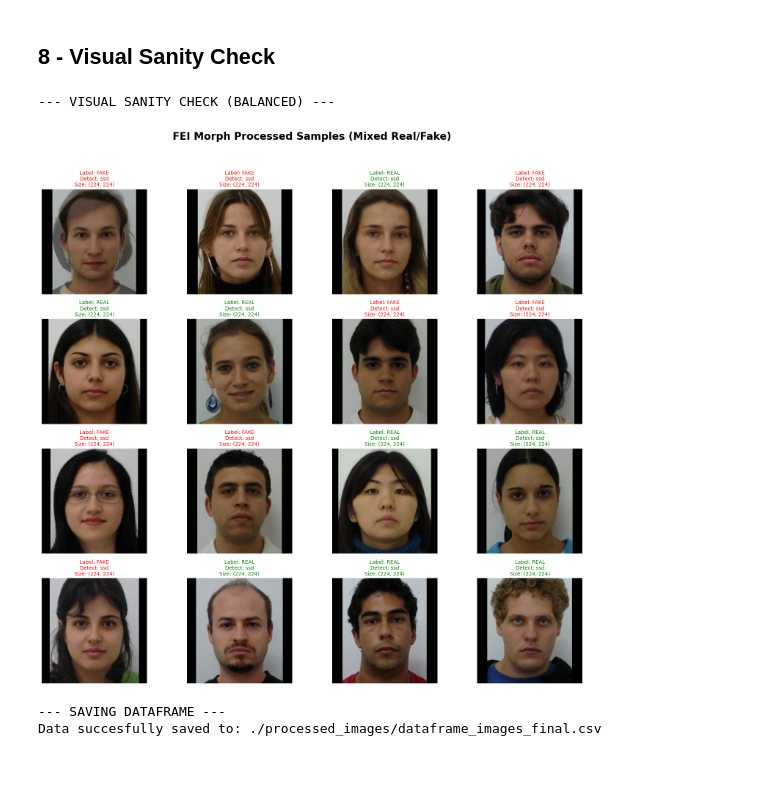
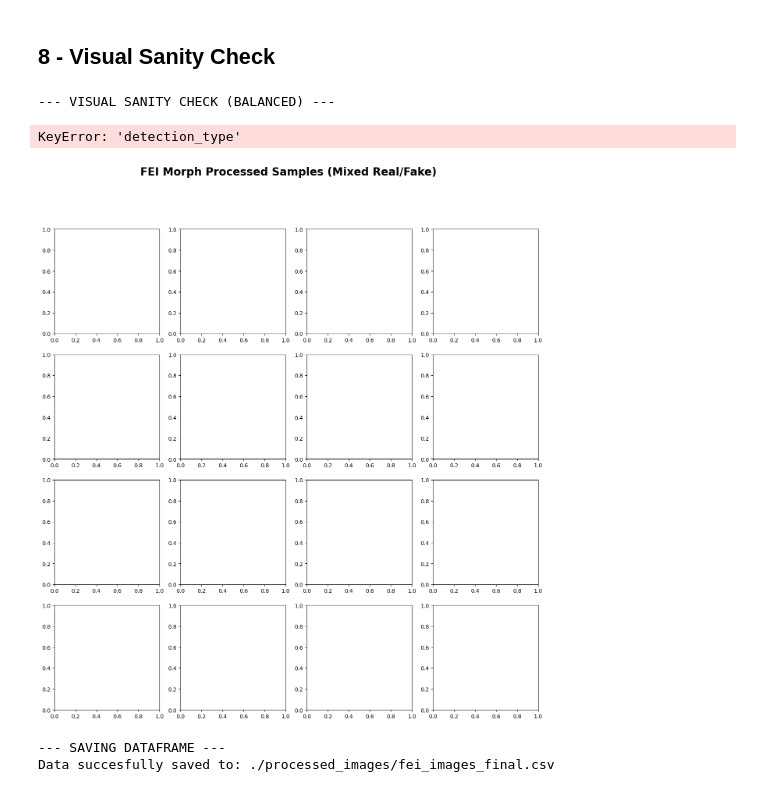
Before and after one commit to luciapola04/internship-deepfake-forensic, a Jupyter notebook: deepfake-forensics-pipeline/02_data_split_fei.ipynb, the cells around one changed output. Drawn from its saved outputs; the diff is of its cells as text; code cells hidden in the pictures.

Commit message:
complete dataset processing and compress for Drive/Colab transfer

```diff
--- a/deepfake-forensics-pipeline/02_data_split_fei.ipynb
+++ b/deepfake-forensics-pipeline/02_data_split_fei.ipynb
@@ -19,7 +19,7 @@ import urllib.request
 # %%
 print("--- LOADING PROCESSED DATA ---")
 
-load_path = "./processed_images/dataframe_images.csv"
+load_path = "./processed_images/fei_images.csv"
 full_fei_processed_df = pd.read_csv(load_path)
 
 print(f"{len(full_fei_processed_df)} images loaded!")
@@ -165,6 +165,7 @@ output_root = "FEI_Split"
 splits = ['train', 'val', 'test']
 categories = ['original', 'fake']
 
+# Create the directory structure
 for s in splits:
     for cat in categories:
         os.makedirs(os.path.join(output_root, s, cat), exist_ok=True)
@@ -176,8 +177,9 @@ error_count = 0
 
 for idx, row in tqdm(full_fei_processed_df.iterrows(), total=len(full_fei_processed_df)):
     current_path = row['path']
-    split_folder = row['split'] # 'train', 'val', o 'test'
+    split_folder = row['split'] # 'train', 'val', or 'test'
 
+    # Determine the category folder based on the label
     cat_folder = 'original' if str(row['label']) in ['0', '0.0', 'original'] else 'fake'
 
     new_filename = row['filename']
@@ -186,6 +188,7 @@ for idx, row in tqdm(full_fei_processed_df.iterrows(), total=len(full_fei_proces
     try:
         if os.path.exists(current_path):
             shutil.copy2(current_path, destination_path)
+            # Update path in the dataframe to the new location
             full_fei_processed_df.at[idx, 'path'] = os.path.abspath(destination_path)
             copy_count += 1
         else:
@@ -198,11 +201,22 @@ print(f"\n--- COPY COMPLETED ---")
 print(f"Files successfully copied: {copy_count}")
 print(f"Files missing or errors:   {error_count}")
 
+# Verify file counts per folder
 for s in splits:
     for cat in categories:
         p = os.path.join(output_root, s, cat)
         num_files = len([f for f in os.listdir(p) if not f.startswith('.')])
         print(f"Folder {s}/{cat}: {num_files} images")
+
+# --- NEW DATAFRAME CREATION ---
+# Create a clean version containing only the requested columns
+full_fei_processed_df['dataset'] = 'FEI'
+df_fei_final = full_fei_processed_df[['path', 'label', 'split', 'dataset']].copy()
+df_fei_final['method'] = 'NA'
+
+print("\n--- NEW DATAFRAME PREPARED ---")
+pd.set_option('display.max_colwidth', None)
+print(df_fei_final.sample(10))
 # %% [output]
 --- STARTING PHYSICAL FILE COPY TO FEI_Split ---
 --- COPY COMPLETED ---
@@ -313,45 +335,46 @@ def visual_check_balanced(df, n_samples=16):
     fig.suptitle("FEI Morph Processed Samples (Mixed Real/Fake)", fontsize=20, fontweight='bold')
     axes = axes.flatten()
 
     for i, (idx, row) in enumerate(samples.iterrows()):
         if i >= len(axes): break
         ax = axes[i]
         img_path = row['path']
 
         current_label = str(row['label'])
         is_fake = current_label in ['1', '1.0', 'fake']
         label_text = "FAKE" if is_fake else "REAL"
 
         method = row['detection_type']
 
         try:
             img = Image.open(img_path)
             ax.imshow(img)
 
             color = 'red' if is_fake else 'green'
             ax.set_title(f"Label: {label_text}\nDetect: {method}\nSize: {img.size}", color=color, fontsize=10)
         except Exception as e:
             ax.text(0.5, 0.5, "Load Error", ha='center', va='center')
 
         ax.axis('off')
 
     plt.tight_layout(rect=[0, 0.03, 1, 0.95])
     plt.show()
 
-visual_check_balanced(full_fei_processed_df)
+visual_check_balanced(df_fei_final)
 # %% [output]
 --- VISUAL SANITY CHECK (BALANCED) ---
+KeyError: 'detection_type'
-[figure, old version]
+[figure, new version]
 # %%
 print("--- SAVING DATAFRAME ---")
 
 output_dir = "./processed_images"
 os.makedirs(output_dir, exist_ok=True)
 
-save_path = os.path.join(output_dir, "dataframe_images_final.csv")
-full_fei_processed_df.to_csv(save_path, index=False)
+save_path = os.path.join(output_dir, "fei_images_final.csv")
+df_fei_final.to_csv(save_path, index=False)
 
 print(f"Data succesfully saved to: {save_path}")
 # %% [output]
 --- SAVING DATAFRAME ---
-Data succesfully saved to: ./processed_images/dataframe_images_final.csv
+Data succesfully saved to: ./processed_images/fei_images_final.csv
```
Also changed, not shown: parts of 3 cells of this notebook, 6 other files.
